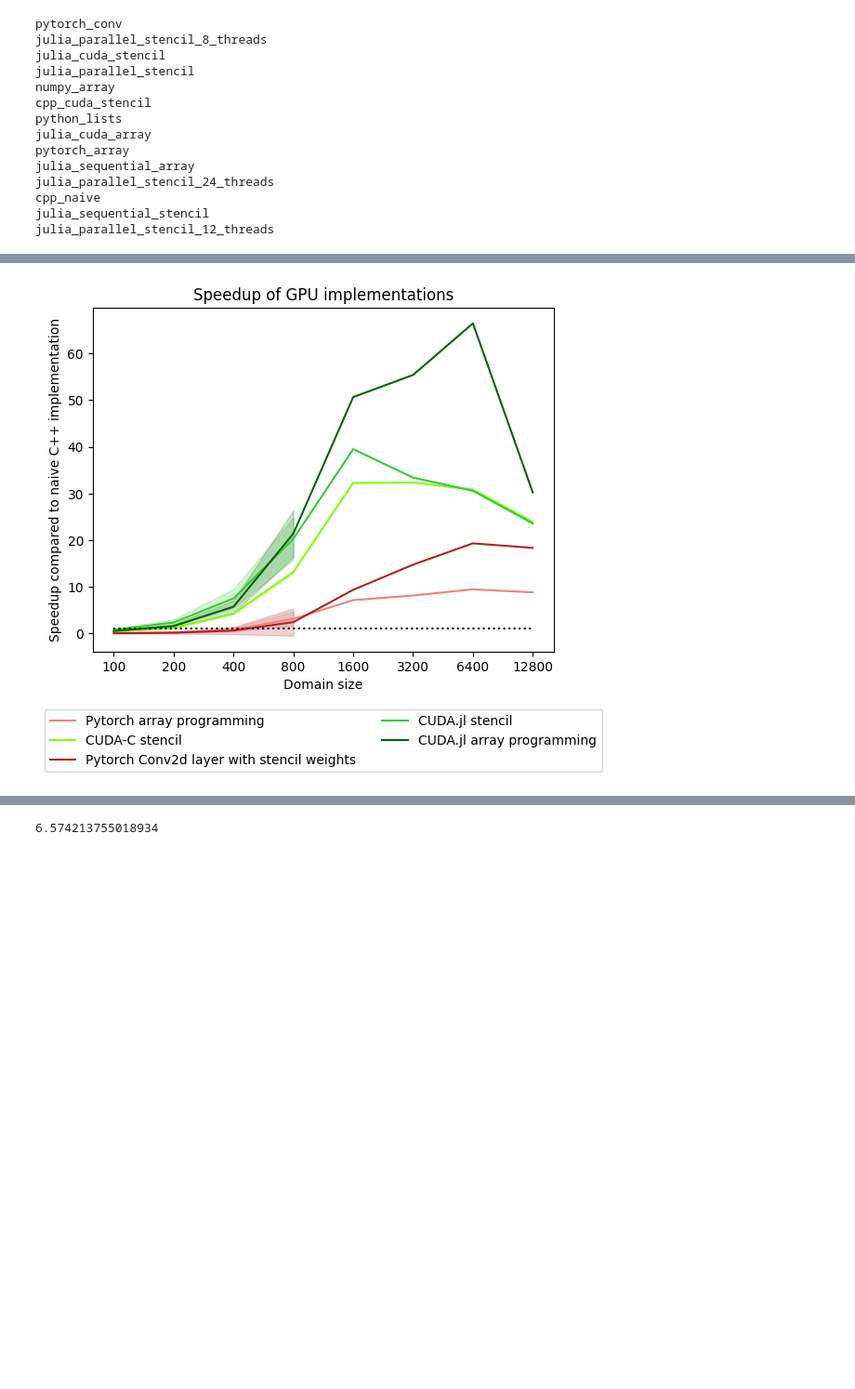
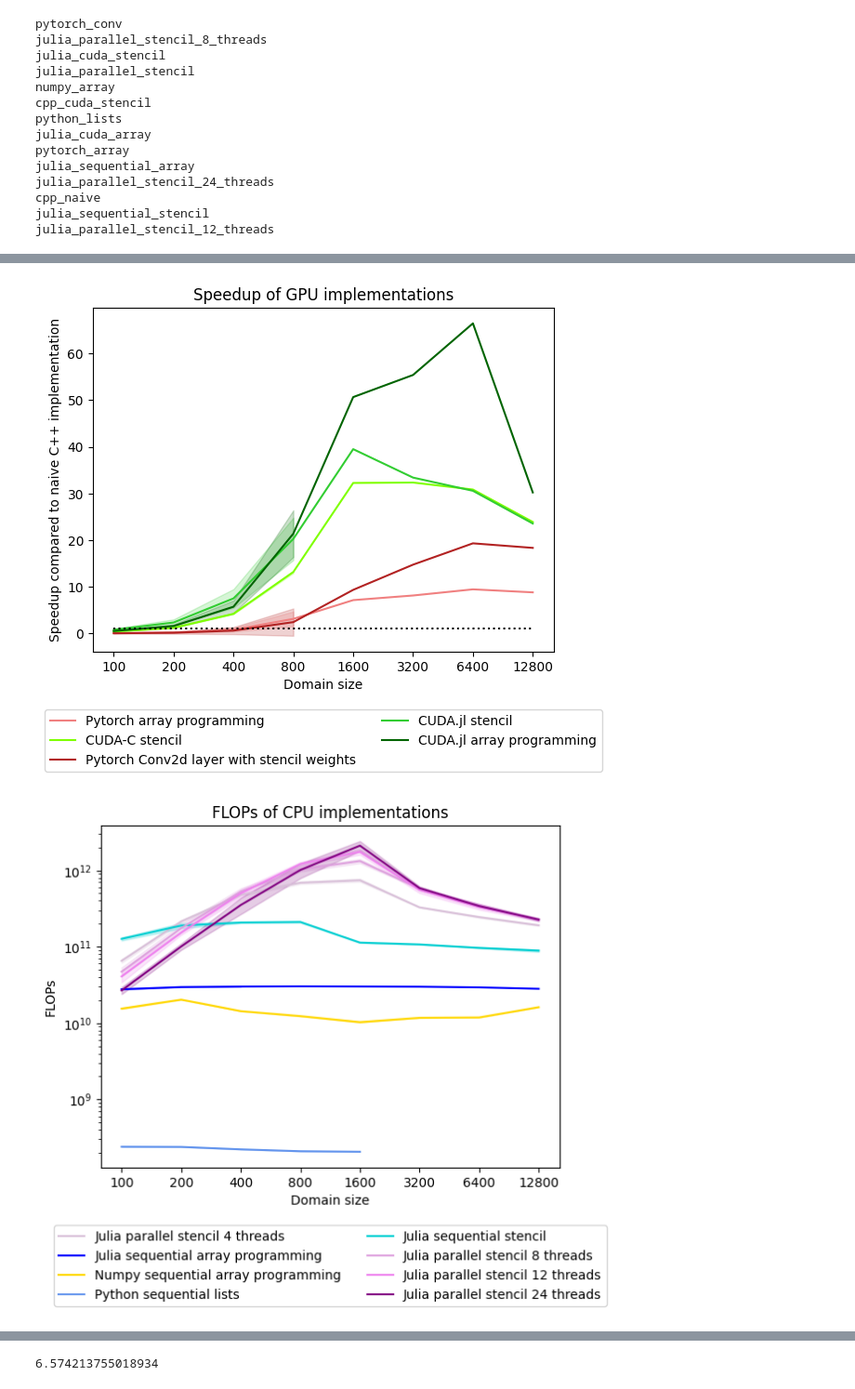
Before and after one commit to peteole/julia-2d-heat-equation, a Jupyter notebook: plotting_daniel.ipynb, the cells around one changed output, grey strips where cells are left out. Shown at 93% size. Drawn from its saved outputs; the diff is of its cells as text; code cells hidden in the pictures; blank space fills up the shorter version.

Commit message:
Add flops graphs

```diff
--- a/plotting_daniel.ipynb
+++ b/plotting_daniel.ipynb
@@ -14,6 +14,10 @@ from uncertainties import unumpy
 implementations = [key for key in data["200.yaml"]]
 grid_sizes = [int(key.split(".")[0]) for key in data]
 grid_sizes.sort()
+
+FLOP_per_cell = 85
+num_iterations=5000
+total_FLOP = np.array([size*size*FLOP_per_cell*num_iterations for size in grid_sizes])
 
 def to_key(size):
     return "{}.yaml".format(size)
@@ -54,8 +58,13 @@ for implementation in implementations_dict:
     min_length = np.min([implementations_dict[implementation]["mean"].size, implementations_dict[baseline]["mean"].size])
     implementation_times = unumpy.uarray(implementations_dict[implementation]["mean"][:min_length], implementations_dict[implementation]["std"][:min_length])
     speedup = baselines_times[:min_length] / implementation_times
-    implementations_dict[implementation]["mean_speedup"] = unumpy.nominal_values(speedup)
-    implementations_dict[implementation]["std_speedup"] = unumpy.std_devs(speedup)
+    FLOPs = total_FLOP[:min_length] / implementation_times
+    implementations_dict[implementation]["speedup"] = {}
+    implementations_dict[implementation]["speedup"]["mean"] = unumpy.nominal_values(speedup)
+    implementations_dict[implementation]["speedup"]["std"] = unumpy.std_devs(speedup)
+    implementations_dict[implementation]["FLOPs"] = {}
+    implementations_dict[implementation]["FLOPs"]["mean"] = unumpy.nominal_values(FLOPs)
+    implementations_dict[implementation]["FLOPs"]["std"] = unumpy.std_devs(FLOPs)
 # %% [output]
 pytorch_conv
 julia_parallel_stencil_8_threads
@@ -108,37 +117,56 @@ implementations_dict["cpp_cuda_stencil"]["color"] = "chartreuse"
 implementations_dict["julia_cuda_array"]["color"] = "darkgreen"
 implementations_dict["julia_cuda_stencil"]["color"] = "limegreen"
 # %%
-def plot_implementations(implementations, data_dict, category="mean_speedup"):
+
+def plot_implementations(implementations, data_dict, category="speedup"):
     max_x = 0
     max_y = 0
+    min_y = 1e20
 
     for implementation in implementations:
         data = data_dict[implementation][category]
-        space = np.linspace(1, data.size, data.size)
-        plt.plot(space, data, label=implementations_dict[implementation]["label"], color=implementations_dict[implementation]["color"])
-        plt.fill_between(space, data - data_dict[implementation]["std_speedup"], data + data_dict[implementation]["std_speedup"], alpha=0.2, color=implementations_dict[implementation]["color"])
+        space = np.linspace(1, data["mean"].size, data["mean"].size)
+        plt.plot(space, data["mean"], label=implementations_dict[implementation]["label"], color=implementations_dict[implementation]["color"])
+        plt.fill_between(space, data["mean"] - data["std"], data["mean"] + data["std"], alpha=0.2, color=implementations_dict[implementation]["color"])
         max_x = np.max([max_x, space.size])
-        max_y = np.max([max_y, np.max(data)])
+        max_y = np.max([max_y, np.max(data["mean"])])
+        min_y = np.min([min_y, np.min(data["mean"])])
 
     plt.xticks(np.linspace(1, 8, 8), grid_sizes)
     plt.xlabel("Domain size")
     plt.ylabel("Speedup compared to naive C++ implementation")
     plt.legend(bbox_to_anchor=(0.5, -0.15), loc='upper center', ncol=2)
-    plt.plot([1, max_x], [1, 1], c="black", linestyle="dotted")
+    if category == "FLOPs":
+        plt.ylabel("FLOPs")
+    if category == "speedup":
+        plt.plot([1, max_x], [1, 1], c="black", linestyle="dotted")
 
 cpu_implementations = ["julia_parallel_stencil", "julia_sequential_array", "numpy_array", "python_lists", "julia_sequential_stencil", "julia_parallel_stencil_8_threads", "julia_parallel_stencil_12_threads", "julia_parallel_stencil_24_threads"]
 gpu_implementations = ["pytorch_array", "cpp_cuda_stencil", "pytorch_conv", "julia_cuda_stencil", "julia_cuda_array"]
 
 plt.title("Speedup of CPU implementations")
 plot_implementations(cpu_implementations, implementations_dict)
 plt.yscale("log")
 plt.savefig("figures/speedup_cpu_implementations.pdf",bbox_inches='tight')
 plt.show()
 
 plt.title("Speedup of GPU implementations")
 plot_implementations(gpu_implementations, implementations_dict)
 plt.savefig("figures/speedup_gpu_implementations.pdf",bbox_inches='tight')
 plt.show()
+
+plt.title("FLOPs of CPU implementations")
+plot_implementations(cpu_implementations, implementations_dict, "FLOPs")
+plt.yscale("log")
+plt.savefig("figures/FLOPs_cpu_implementations.pdf",bbox_inches='tight')
+plt.show()
+
+plt.title("FLOPs of GPU implementations")
+plot_implementations(gpu_implementations, implementations_dict, "FLOPs")
+plt.yscale("log")
+plt.savefig("figures/FLOPs_gpu_implementations.pdf",bbox_inches='tight')
+plt.show()
 # %% [output]
 [figure]
 [figure]
+[figure, added]
```
Also changed, not shown: parts of 2 cells of this notebook, 4 other files.
